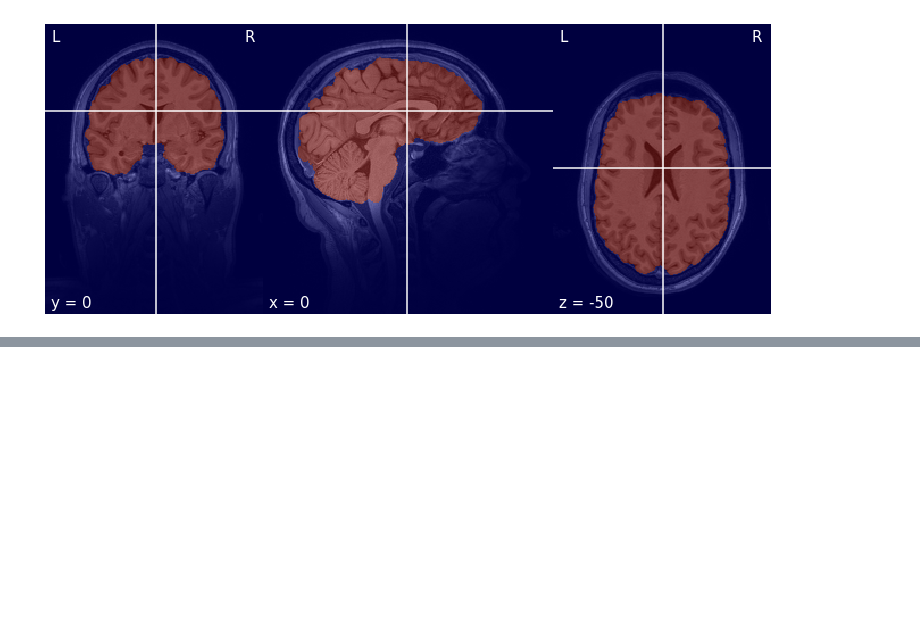
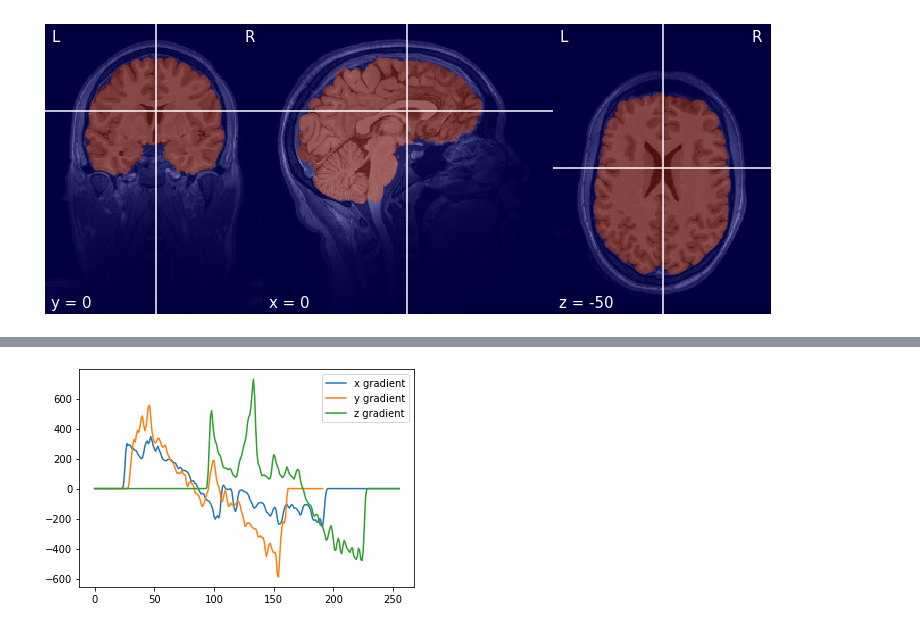
Before and after one commit to Pai-Sho/bai-book, a Jupyter notebook: content/labs/lab-image/index.ipynb, the cells around one changed output, grey strips where cells are left out. Saved outputs shown, nothing was run; the diff lists cells and outputs as text; code cells hidden in the pictures; blank space fills up the shorter version.

```diff
--- a/content/labs/lab-image/index.ipynb
+++ b/content/labs/lab-image/index.ipynb
@@ -283,0 +311,17 @@ ShowLocationWithMask(data, 0, 0, -50, mask)
+# %%
+def gradient(mask):
+    mask_np = mask.get_fdata()
+    brain_counts_x = mask_np.sum((0,2))
+    brain_counts_y = mask_np.sum((1,2))
+    brain_counts_z = mask_np.sum((0,1))
+
+    x_grad = np.gradient(brain_counts_x)
+    y_grad = np.gradient(brain_counts_y)
+    z_grad = np.gradient(brain_counts_z)
+
+    plt.plot(x_grad, label='x gradient')
+    plt.plot(y_grad, label='y gradient')
+    plt.plot(z_grad, label='z gradient')
+
+    plt.plot()
+    plt.legend()
@@ -283,0 +371,4 @@ ShowLocationWithMask(data, 0, 0, -50, mask)
+# %%
+gradient(mask)
+# %% [output]
+[figure, added]
```
Also changed, not shown: parts of 9 cells of this notebook.
